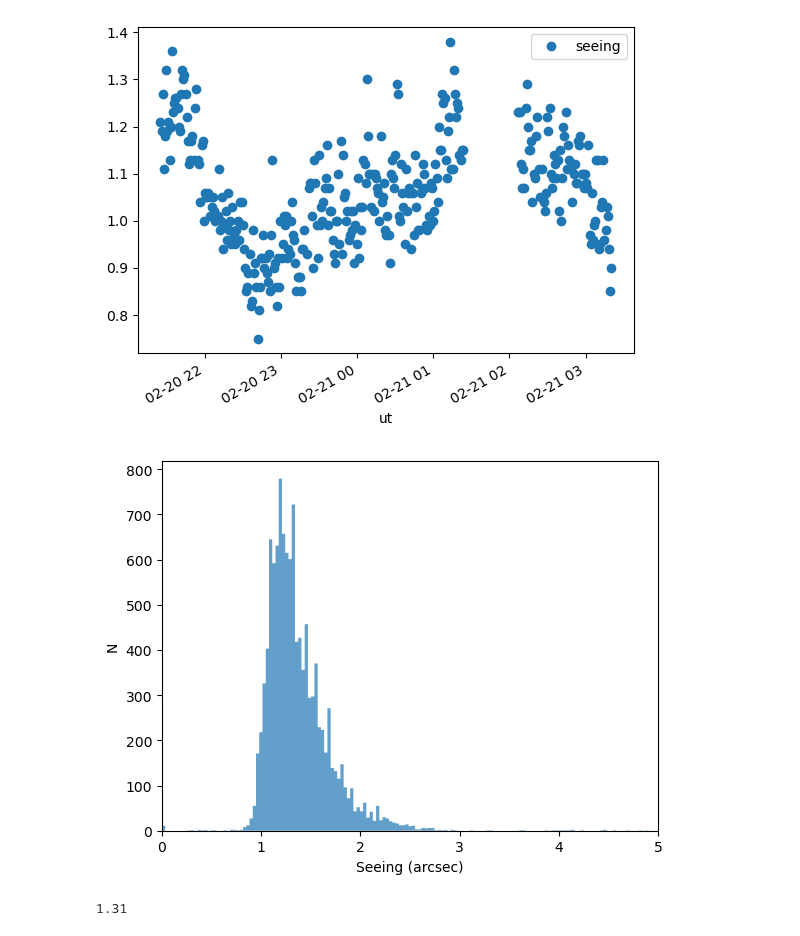
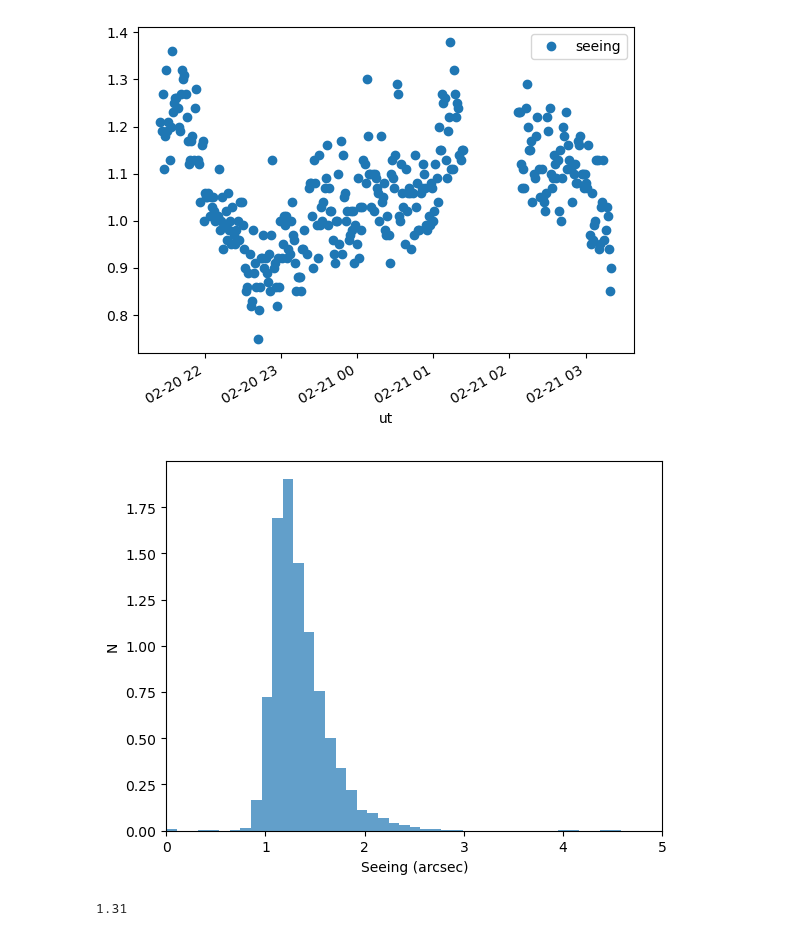
Before and after one commit to tepickering/ser_utils, a Jupyter notebook: notebooks/dimm_dev.ipynb, the cells around one changed output. Saved outputs shown, nothing was run; the diff lists cells and outputs as text; code cells hidden in the pictures.

```diff
--- a/notebooks/dimm_dev.ipynb
+++ b/notebooks/dimm_dev.ipynb
@@ -45,13 +45,13 @@ feb21.savefig('feb21.pdf')
 # %% [output]
 [figure]
 # %%
-hist(df['seeing'][df['seeing'] < 10.0], bins='freedman', histtype='stepfilled', alpha=0.7, density=False)
+hist(df['seeing'][df['seeing'] < 10.0], bins='scott', histtype='stepfilled', alpha=0.7, density=True)
 plt.xlim(0, 5)
 plt.xlabel('Seeing (arcsec)')
 plt.ylabel('N')
 plt.show()
 # %% [output]
-[figure, old version]
+[figure, new version]
 # %%
 np.median(df['seeing'])
 # %% [output]
```
Also changed, not shown: parts of 13 cells of this notebook.
